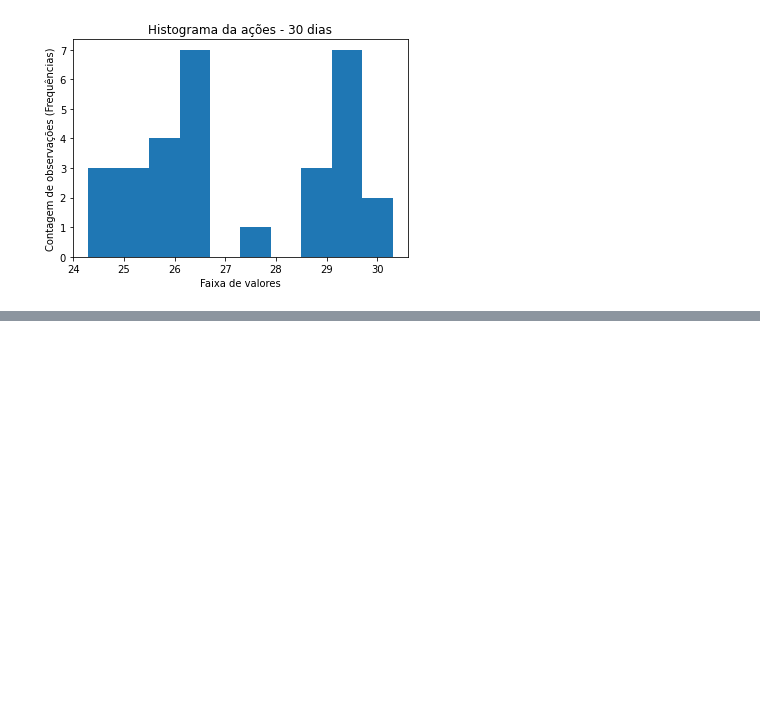
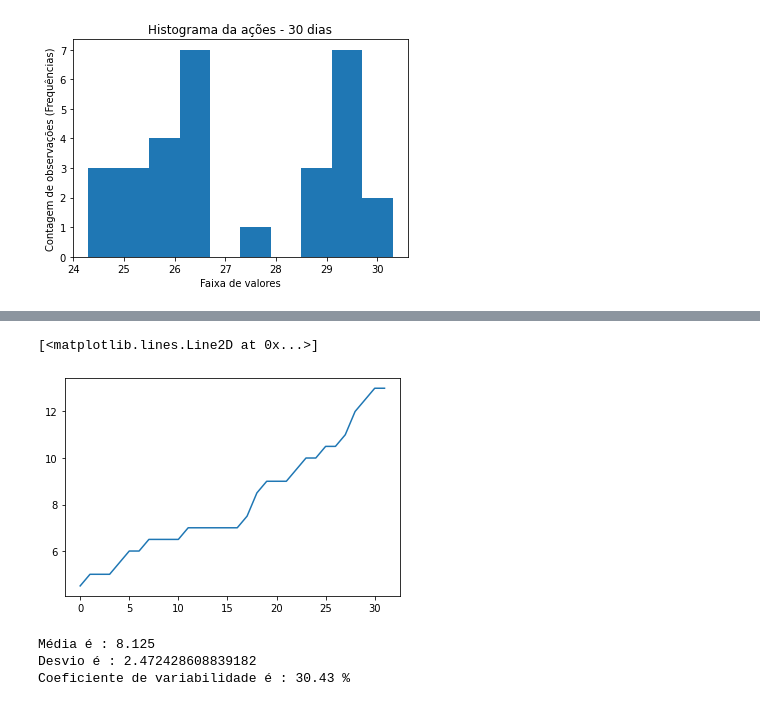
Before and after one commit to EloneSampaio/DataScience, a Jupyter notebook: CursoDeEstatisticaPython/medidasDePosicao.ipynb, the cells around one changed output, grey strips where cells are left out. Drawn from its saved outputs; the diff is of its cells as text; code cells hidden in the pictures; blank space fills up the shorter version.

```diff
--- a/CursoDeEstatisticaPython/medidasDePosicao.ipynb
+++ b/CursoDeEstatisticaPython/medidasDePosicao.ipynb
@@ -454,0 +516,21 @@ Text(0, 0.5, 'Contagem de observações (Frequências)')
+# %%
+### O coeficiente de variabilidade ou variação é calculado dividindo a variância pela média.
+
+dados = np.array([4.5,5.0,5.0,5.0,5.5,6.0,6.0,6.5,6.5,6.5,6.5,7.0,7.0,7.0,7.0,7.0,7.0,7.5,8.5,9.0,9.0,
+9.0,9.5,10.0,10.0,10.5,10.5,11.0,12.0,12.5,13.0,13.0])
+
+plt.plot(dados, label='Produção diária de leite de vacas de raça holandesa')
+# %% [output]
+[<matplotlib.lines.Line2D at 0x...>]
+[figure, added]
+# %%
+media = sts.mean(dados)
+desvio = sts.stdev(dados)
+coeficiente_variabilidade = desvio / sts.mean(dados) * 100
+print('Média é :', media)
+print('Desvio é :', desvio)
+print('Coeficiente de variabilidade é :', str(round(coeficiente_variabilidade,3))+" %")
+# %% [output]
+Média é : 8.125
+Desvio é : 2.472428608839182
+Coeficiente de variabilidade é : 30.43 %
```
Also changed, not shown: parts of 55 cells of this notebook, 9 other files.
